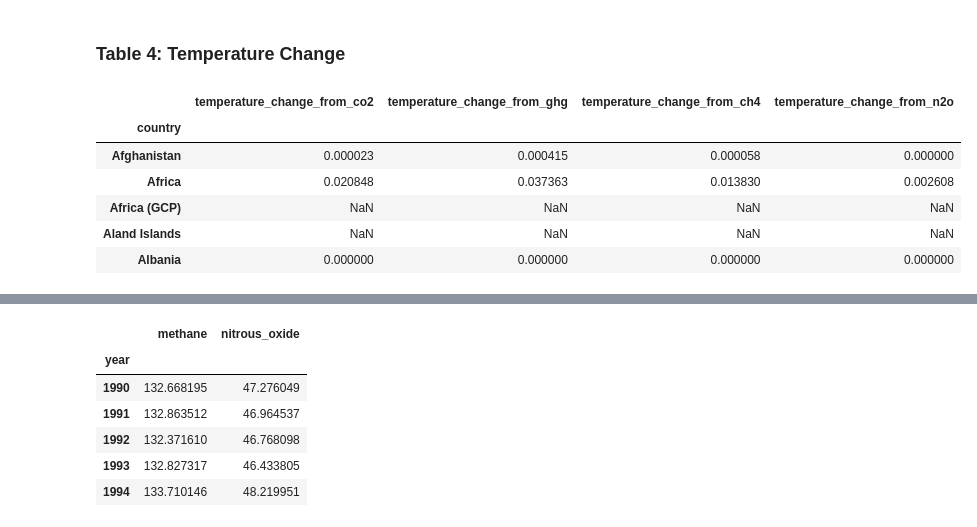
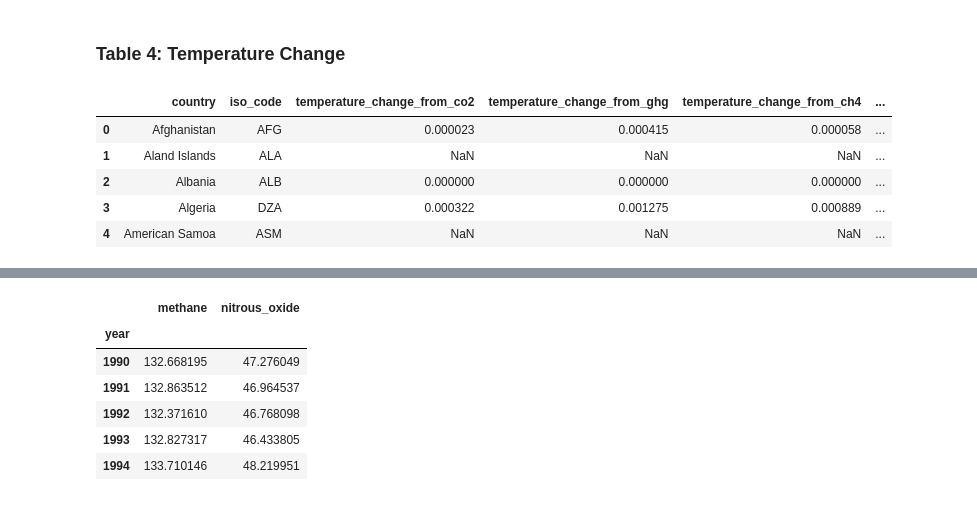
Before and after one commit to bryancastillo10/co2-emissions-analysis, a Jupyter notebook: data-preparation.ipynb, the cells around one changed output, grey strips where cells are left out. Drawn from its saved outputs; the diff is of its cells as text; code cells hidden in the pictures.

```diff
--- a/data-preparation.ipynb
+++ b/data-preparation.ipynb
@@ -53,7 +53,7 @@ df_sources = df[['cement_co2','coal_co2','flaring_co2','gas_co2','land_use_chang
 
 # Columns containing temperature changes
 df_temp = df[[col for col in df.columns if 'temperature' in col]]
-df_temp = pd.concat([df_temp, df['country']], axis=1)
+df_temp = pd.concat([df_temp, df[['country','iso_code']]], axis=1)
 
 #Columns for the methane and NOx
 df_chem = df[['country','iso_code','year','methane','nitrous_oxide']]
@@ -201,21 +201,17 @@ plt.show()
 # %% [markdown]
 <h3> Table 4: Temperature Change </h3>
 # %%
-#  Concatenating iso_code to remove data in continents and filter by country
-df_temp = pd.concat([df_temp, df['iso_code']], axis=1)
-df_temp.dropna(subset=['iso_code']).reset_index(inplace=True)
-
 #  Grouping by Temperature Change List per Country
 temp_change_list = ['temperature_change_from_co2','temperature_change_from_ghg',
 'temperature_change_from_ch4','temperature_change_from_n2o']
-df_temp = df_temp.groupby('country')[temp_change_list].mean()
+df_temp = df_temp.groupby(['country','iso_code'])[temp_change_list].mean()
+df_temp.reset_index(inplace=True)
 df_temp.head()
 # %% [output]
-|  | temperature_change_from_co2 | temperature_change_from_ghg | temperature_change_from_ch4 | temperature_change_from_n2o |
-| country |  |  |  |  |
-| Afghanistan | 0.000023 | 0.000415 | 0.000058 | 0.000000 |
-| Africa | 0.020848 | 0.037363 | 0.013830 | 0.002608 |
-| Africa (GCP) | NaN | NaN | NaN | NaN |
-| Aland Islands | NaN | NaN | NaN | NaN |
-| Albania | 0.000000 | 0.000000 | 0.000000 | 0.000000 |
+|  | country | iso_code | temperature_change_from_co2 | temperature_change_from_ghg | temperature_change_from_ch4 | ... |
+| 0 | Afghanistan | AFG | 0.000023 | 0.000415 | 0.000058 | ... |
+| 1 | Aland Islands | ALA | NaN | NaN | NaN | ... |
+| 2 | Albania | ALB | 0.000000 | 0.000000 | 0.000000 | ... |
+| 3 | Algeria | DZA | 0.000322 | 0.001275 | 0.000889 | ... |
+| 4 | American Samoa | ASM | NaN | NaN | NaN | ... |
 # %%
```
Also changed, not shown: parts of 5 cells of this notebook, 2 other files.
